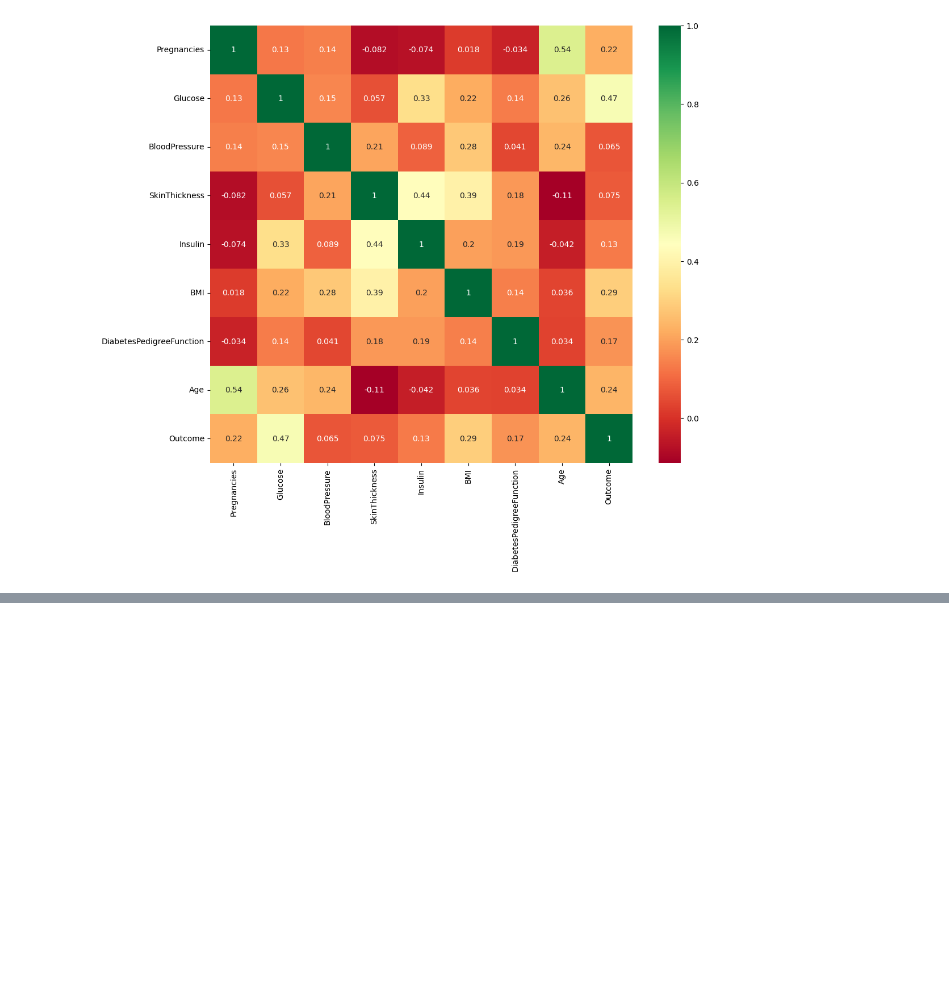
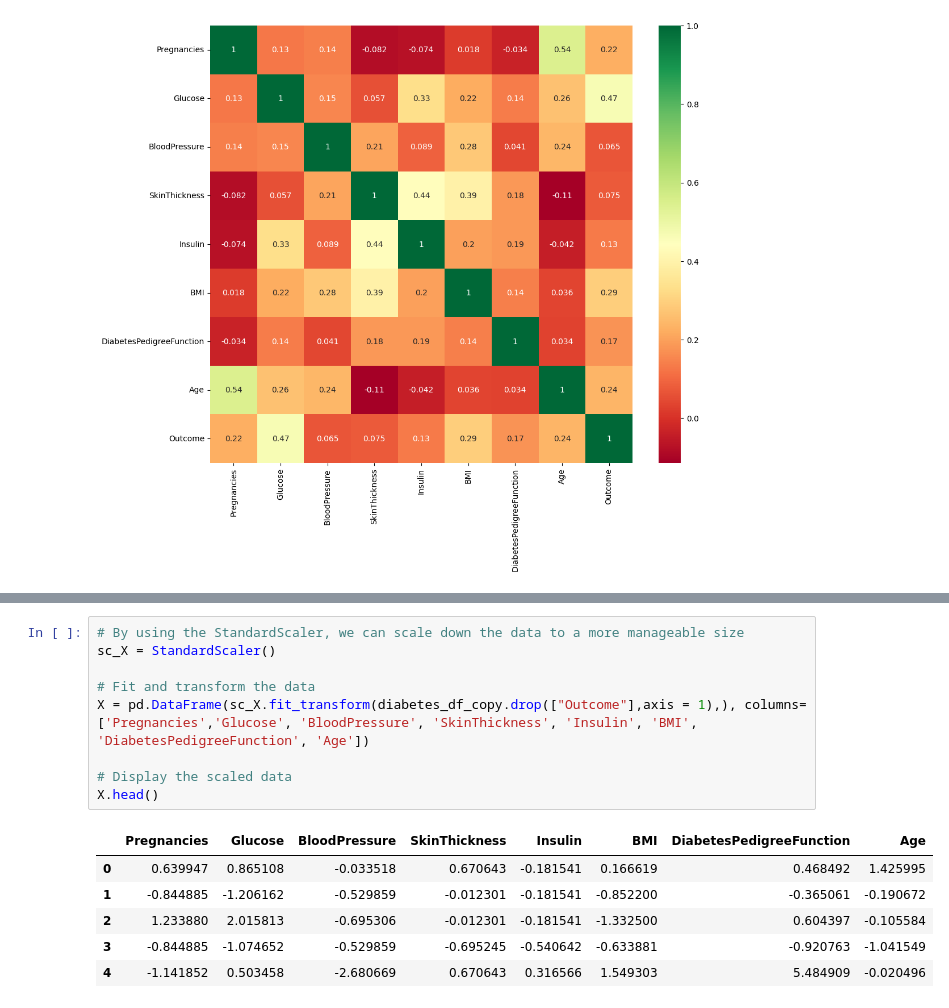
Before and after one commit to KengoKato02/Synopsis_Diabetes_Prediction_Model, a Jupyter notebook: src/main.ipynb, the cells around one changed output, grey strips where cells are left out. Cells and saved outputs as stored; diff of their text form; blank space fills up the shorter version.

```diff
--- a/src/main.ipynb
+++ b/src/main.ipynb
@@ -156,0 +199,16 @@ p = sns.heatmap(diabetes_df.corr(), annot=True,cmap ='RdYlGn')
+# %%
+# By using the StandardScaler, we can scale down the data to a more manageable size
+sc_X = StandardScaler()
+
+# Fit and transform the data
+X = pd.DataFrame(sc_X.fit_transform(diabetes_df_copy.drop(["Outcome"],axis = 1),), columns=['Pregnancies','Glucose', 'BloodPressure', 'SkinThickness', 'Insulin', 'BMI', 'DiabetesPedigreeFunction', 'Age'])
+
+# Display the scaled data
+X.head()
+# %% [output]
+|  | Pregnancies | Glucose | BloodPressure | SkinThickness | Insulin | BMI | DiabetesPedigreeFunction | Age |
+| 0 | 0.639947 | 0.865108 | -0.033518 | 0.670643 | -0.181541 | 0.166619 | 0.468492 | 1.425995 |
+| 1 | -0.844885 | -1.206162 | -0.529859 | -0.012301 | -0.181541 | -0.852200 | -0.365061 | -0.190672 |
+| 2 | 1.233880 | 2.015813 | -0.695306 | -0.012301 | -0.181541 | -1.332500 | 0.604397 | -0.105584 |
+| 3 | -0.844885 | -1.074652 | -0.529859 | -0.695245 | -0.540642 | -0.633881 | -0.920763 | -1.041549 |
+| 4 | -1.141852 | 0.503458 | -2.680669 | 0.670643 | 0.316566 | 1.549303 | 5.484909 | -0.020496 |
```
Also changed, not shown: parts of 40 cells of this notebook.
